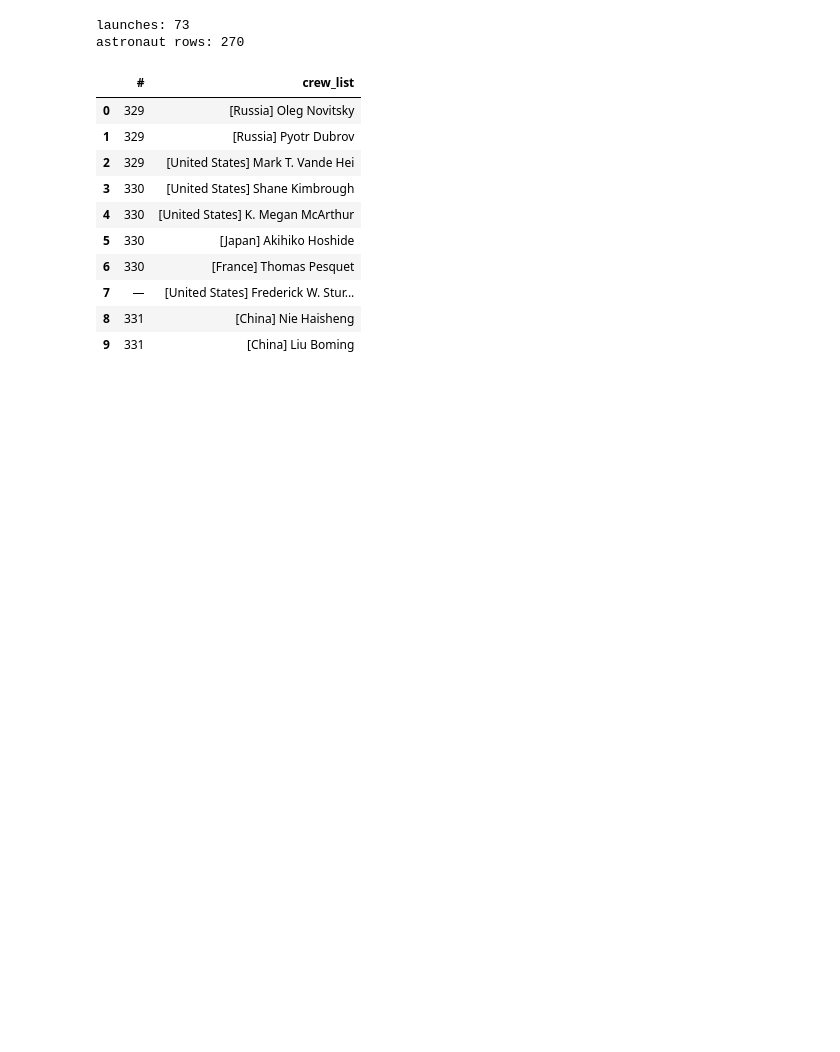
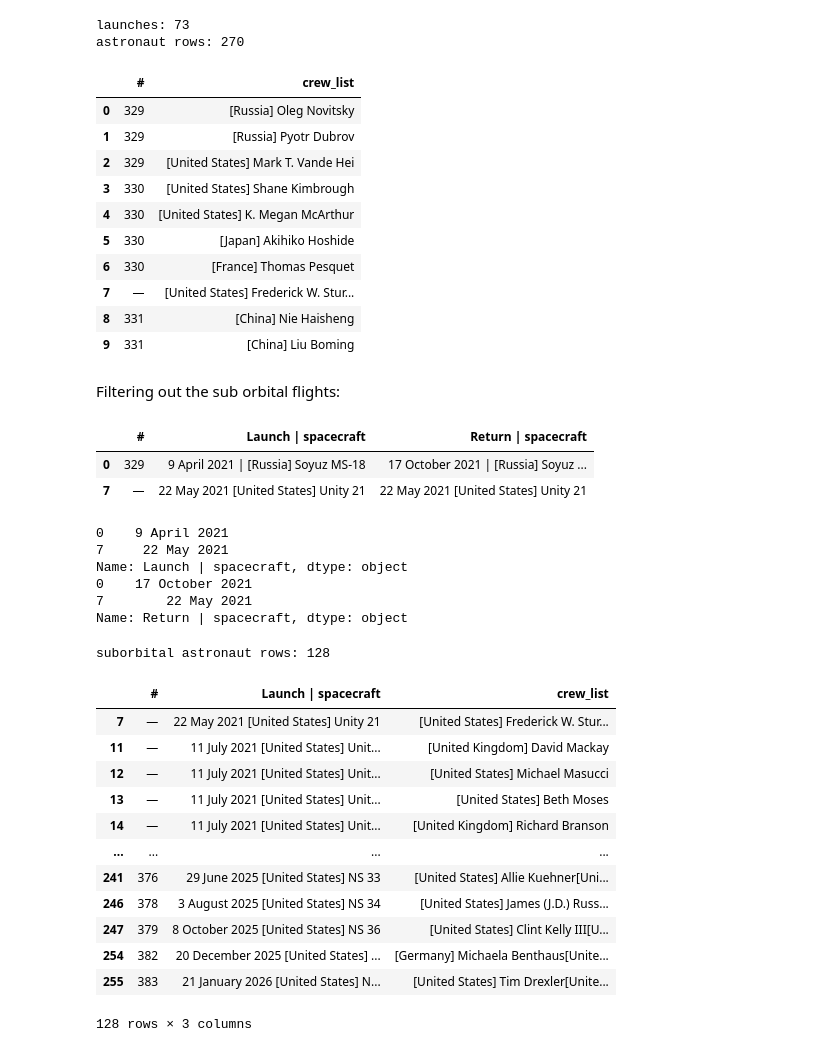
Before and after one commit to MayaVolkov/astronaut-missions-analysis, a Jupyter notebook: Astronaut_Mission_Analysis_.ipynb, the cells around one changed output. Cells and saved outputs as stored; diff of their text form; code cells hidden in the pictures; blank space fills up the shorter version.

Commit message:
filter suborbital flights, split country and name

```diff
--- a/Astronaut_Mission_Analysis_.ipynb
+++ b/Astronaut_Mission_Analysis_.ipynb
@@ -410,3 +410,46 @@ astronaut rows: 270
 | 7 | — | [United States] Frederick W. Stur... |
 | 8 | 331 | [China] Nie Haisheng |
 | 9 | 331 | [China] Liu Boming |
+# %% [markdown]
+Filtering out the sub orbital flights:
+# %%
+astronauts.loc[[0, 7], ["#", "Launch | spacecraft", "Return | spacecraft"]]
+# %% [output]
+|  | # | Launch | spacecraft | Return | spacecraft |
+| 0 | 329 | 9 April 2021 | [Russia] Soyuz MS-18 | 17 October 2021 | [Russia] Soyuz ... |
+| 7 | — | 22 May 2021 [United States] Unity 21 | 22 May 2021 [United States] Unity 21 |
+# %%
+# the date is always the first 3 words (day month year), with or without a "|" after it
+launch_date = astronauts["Launch | spacecraft"].str.split().str[:3].str.join(" ")
+return_date = astronauts["Return | spacecraft"].str.split().str[:3].str.join(" ")
+
+print(launch_date[[0, 7]])
+print(return_date[[0, 7]])
+# %% [output]
+0    9 April 2021
+7     22 May 2021
+Name: Launch | spacecraft, dtype: object
+0    17 October 2021
+7        22 May 2021
+Name: Return | spacecraft, dtype: object
+# %%
+# True where the astronaut launched and landed on the same day = suborbital
+same_day = launch_date == return_date
+
+print("suborbital astronaut rows:", same_day.sum())
+astronauts.loc[same_day, ["#", "Launch | spacecraft", "crew_list"]]
+# %% [output]
+suborbital astronaut rows: 128
+|  | # | Launch | spacecraft | crew_list |
+| 7 | — | 22 May 2021 [United States] Unity 21 | [United States] Frederick W. Stur... |
+| 11 | — | 11 July 2021 [United States] Unit... | [United Kingdom] David Mackay |
+| 12 | — | 11 July 2021 [United States] Unit... | [United States] Michael Masucci |
+| 13 | — | 11 July 2021 [United States] Unit... | [United States] Beth Moses |
+| 14 | — | 11 July 2021 [United States] Unit... | [United Kingdom] Richard Branson |
+| ... | ... | ... | ... |
+| 241 | 376 | 29 June 2025 [United States] NS 33 | [United States] Allie Kuehner[Uni... |
+| 246 | 378 | 3 August 2025 [United States] NS 34 | [United States] James (J.D.) Russ... |
+| 247 | 379 | 8 October 2025 [United States] NS 36 | [United States] Clint Kelly III[U... |
+| 254 | 382 | 20 December 2025 [United States] ... | [Germany] Michaela Benthaus[Unite... |
+| 255 | 383 | 21 January 2026 [United States] N... | [United States] Tim Drexler[Unite... |
+128 rows × 3 columns
```
Also changed, not shown: parts of 9 cells of this notebook.
